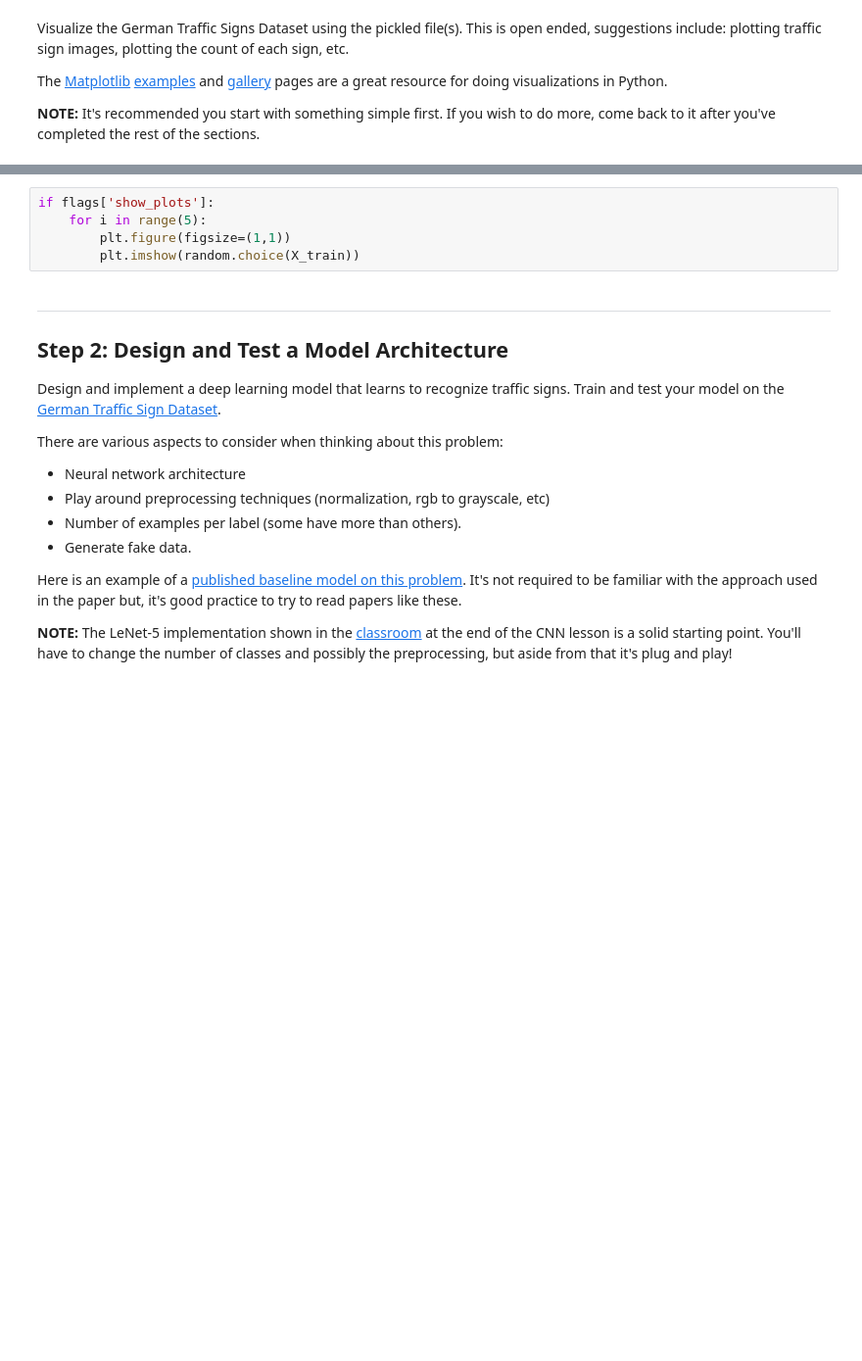
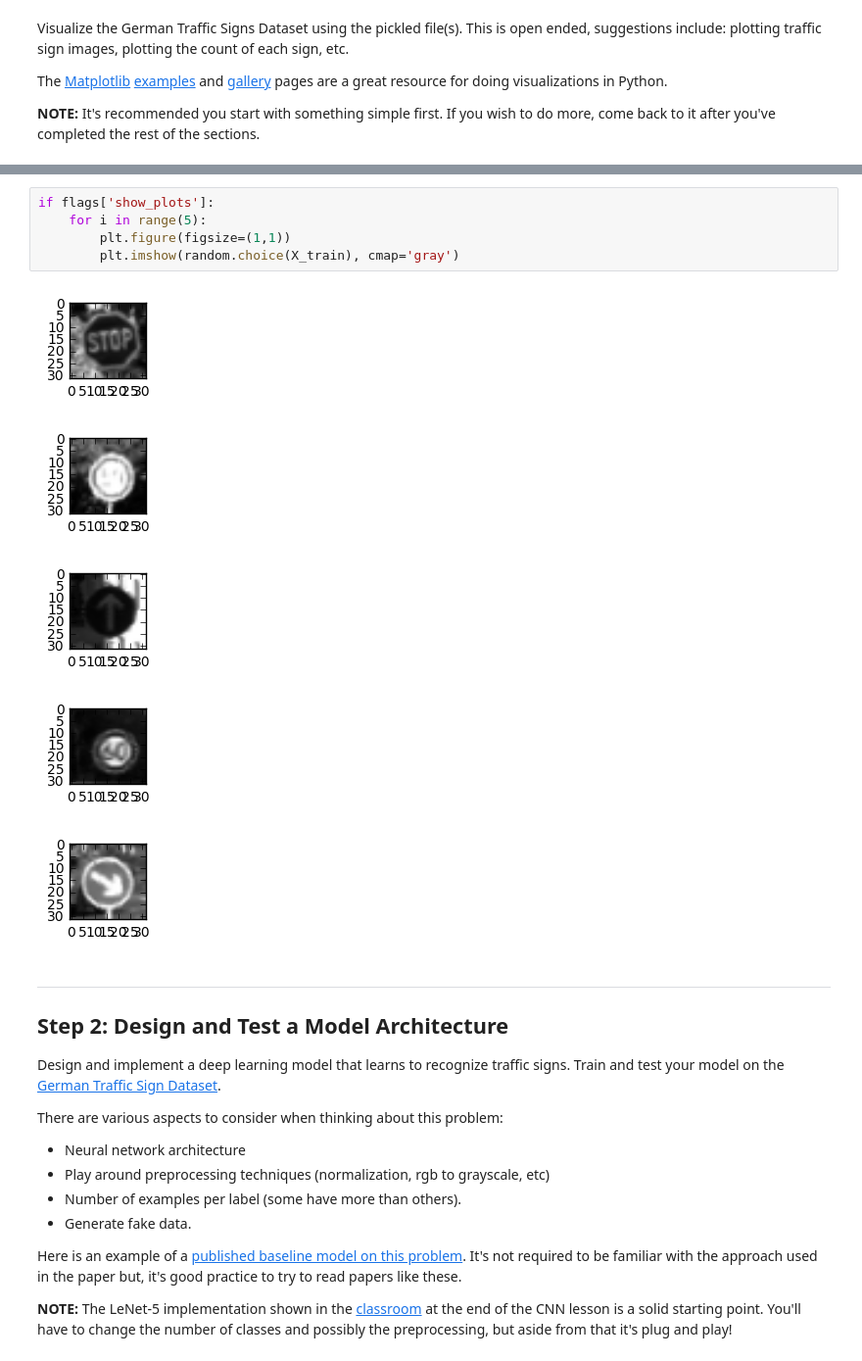
Before and after one commit to k26dr/CarND-Traffic-Sign-Classifier-Project, a Jupyter notebook: Traffic_Sign_Classifier.ipynb, the cells around one changed output, grey strips where cells are left out. Shown: that part at 98% size. Drawn from its saved outputs; the diff is of its cells as text; blank space fills up the shorter version.

```diff
--- a/Traffic_Sign_Classifier.ipynb
+++ b/Traffic_Sign_Classifier.ipynb
@@ -116,8 +120,14 @@ if flags['show_plots']:
 # %%
 if flags['show_plots']:
     for i in range(5):
         plt.figure(figsize=(1,1))
-        plt.imshow(random.choice(X_train))
+        plt.imshow(random.choice(X_train), cmap='gray')
+# %% [output]
+[figure, added]
+[figure, added]
+[figure, added]
+[figure, added]
+[figure, added]
 # %% [markdown]
 ----
 
```
Also changed, not shown: parts of 10 cells of this notebook.
